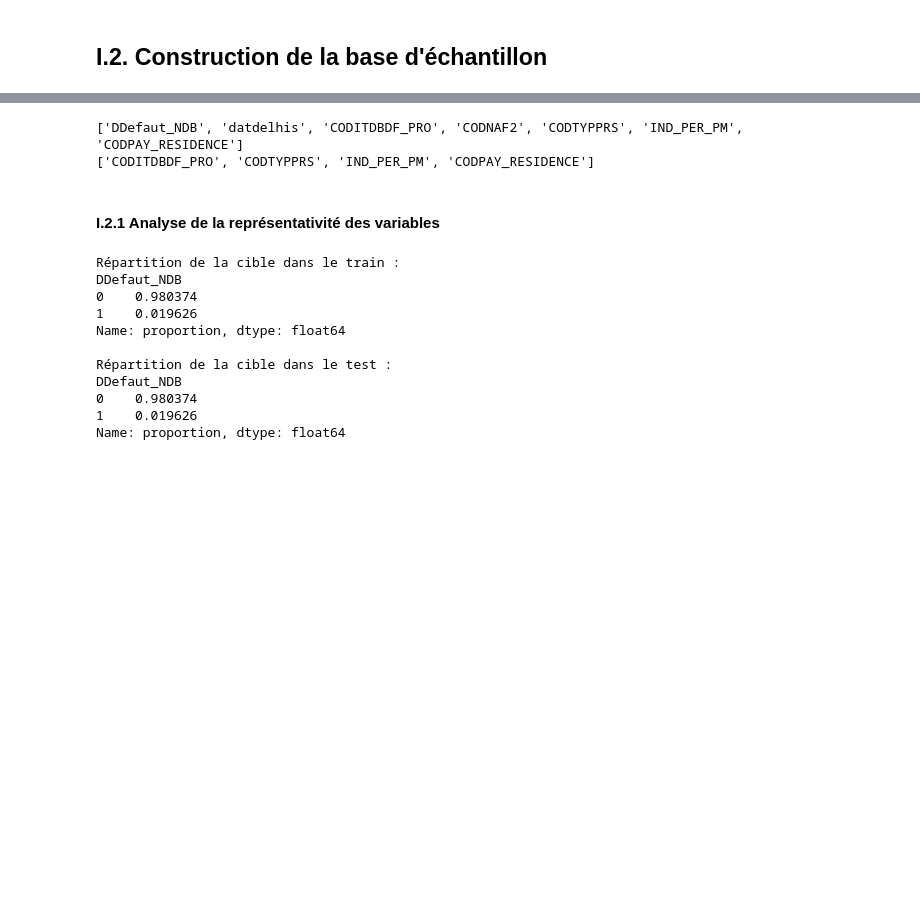
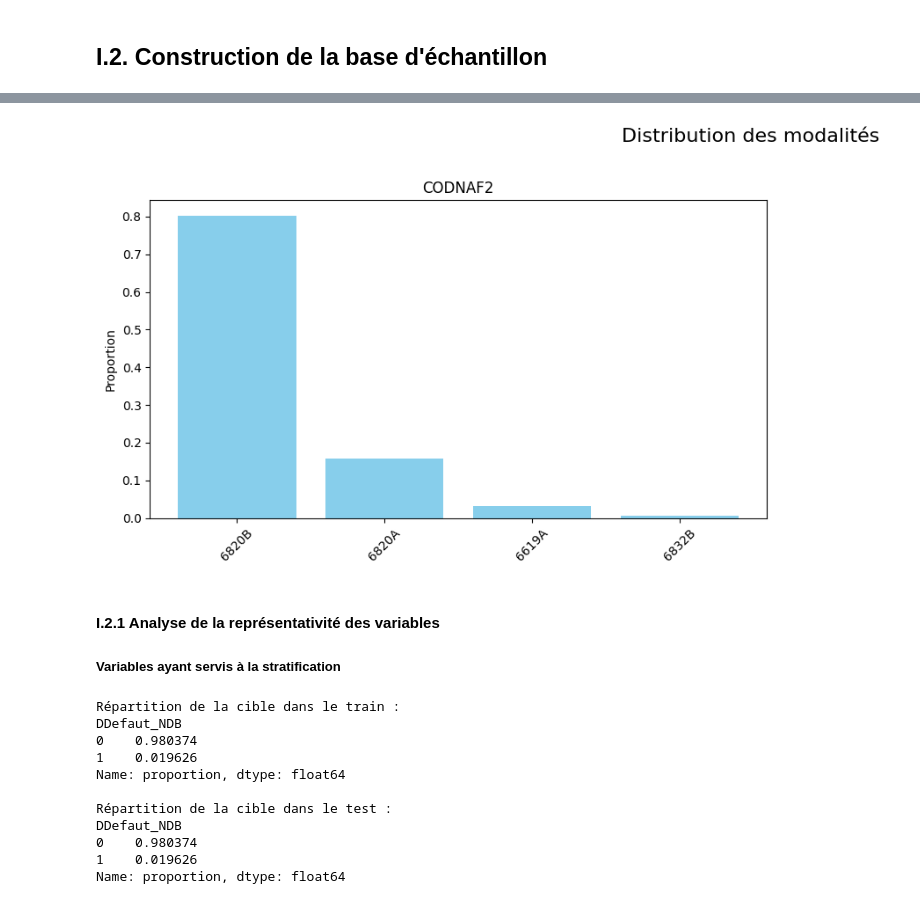
Before and after one commit to cheryl-kdio/Scoring-pj, a Jupyter notebook: desc.ipynb, the cells around one changed output, grey strips where cells are left out. Cells and saved outputs as stored; diff of their text form; code cells hidden in the pictures; blank space fills up the shorter version.

```diff
--- a/desc.ipynb
+++ b/desc.ipynb
@@ -280,3 +247,11 @@ details
+# %%
+# Analyse des autres variables catégorielles
+importlib.reload(functions)
+functions.plot_cat_vars_distributions(df, [col for col in pre_categorical_vars if col not in var_surep], cols=2)
+
+# Il n'y a que la variable CODNAF_2 qui n'a pas de modalité sureprésentée, cependant les classes sont déséquilibrées, il faudrait donc l'utiliser pour la stratification des données
+# %% [output]
+[figure, added]
 # %%
 ## Creation des echantillons train et test
 from sklearn.model_selection import train_test_split
@@ -298,18 +273,10 @@ X_train, X_test, y_train, y_test = train_test_split(
 # Suppression de la colonne de stratification car non utile pour la suite
 X_train = X_train.drop(['stratify_col'], axis=1)
 X_test = X_test.drop(['stratify_col'], axis=1)
-# %%
-#df.info()
-# 64 colonnes au total, 56 colonnes de type float ou int,
-# 6 colonnes de type object (supposées qualitatives),
-# 2 colonnes de types date
-print(selected_categorical_vars)
-print(var_surep)
-# %% [output]
-['DDefaut_NDB', 'datdelhis', 'CODITDBDF_PRO', 'CODNAF2', 'CODTYPPRS', 'IND_PER_PM', 'CODPAY_RESIDENCE']
-['CODITDBDF_PRO', 'CODTYPPRS', 'IND_PER_PM', 'CODPAY_RESIDENCE']
 # %% [markdown]
 #### I.2.1 Analyse de la représentativité des variables
+
+##### Variables ayant servis à la stratification
 # %%
 # Vérification de la répartition de la variable cible dans le train et le test
 
```
Also changed, not shown: parts of 70 cells of this notebook, 4 other files.
